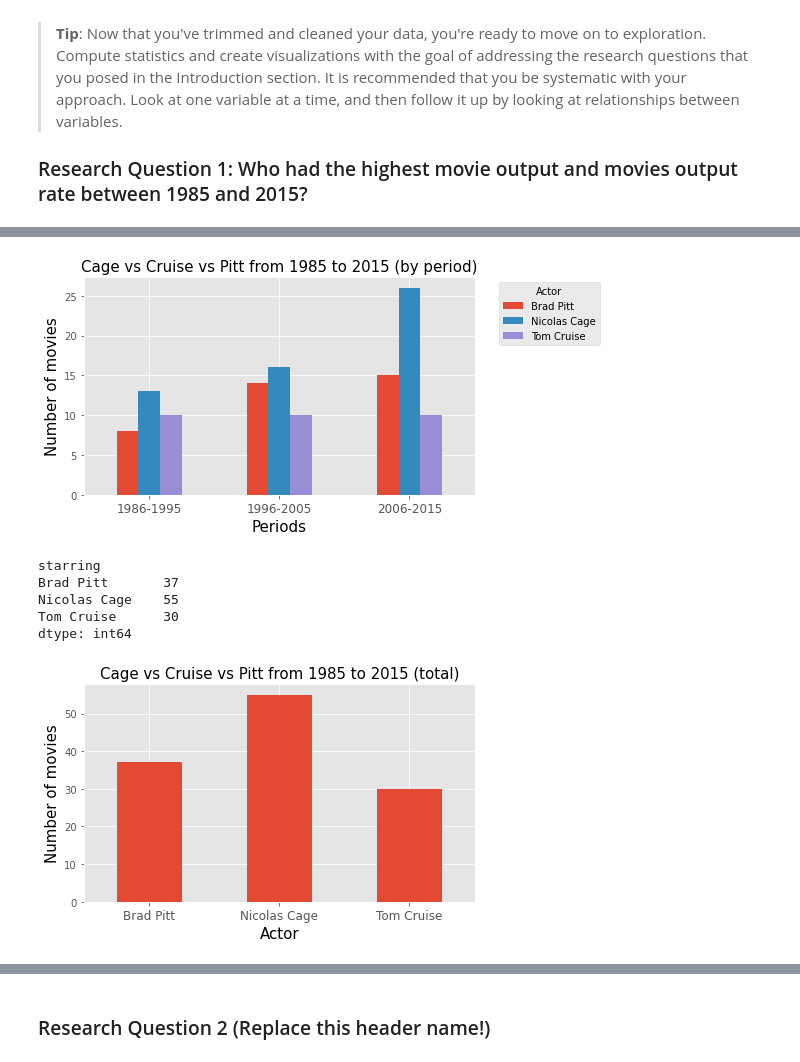
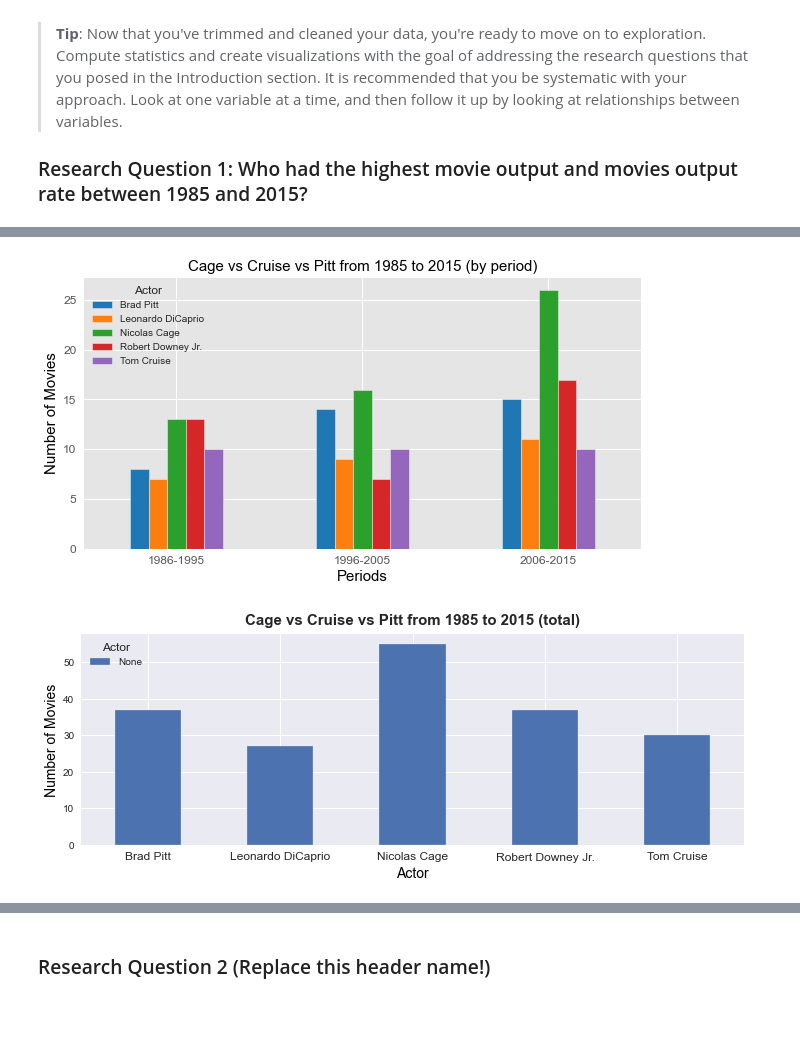
Before and after one commit to keenan-cooper/Udacity, a Jupyter notebook: investigate-a-dataset-template.ipynb, the cells around one changed output, grey strips where cells are left out. Saved outputs shown, nothing was run; the diff lists cells and outputs as text; code cells hidden in the pictures; blank space fills up the shorter version.

```diff
--- a/investigate-a-dataset-template.ipynb
+++ b/investigate-a-dataset-template.ipynb
@@ -222,0 +234,9 @@ No, there are no 0 revenue entries! Next!
+# %%
+# (6c) Remove all 0 revenue entries
+movies_cleaning = movies_cleaning[movies_cleaning["revenue_adj"] != 0]
+
+# Reconfirm if there are any 0 revenuye entries
+if movies_cleaning[movies_cleaning["revenue_adj"] == 0].any().sum():
+    print("Yes, there are some 0 revenue entries! Fix it!")
+else:
+    print("No, there are no 0 revenue entries! Next!")
@@ -287,3 +309,10 @@ pitt_movies.head()
 | 78 | Ocean's Eleven | 104676490 | 555052814 | 2001 | 1996-2005 | 430.26 | Brad Pitt |
 | 80 | Ocean's Twelve | 126988994 | 418768465 | 2004 | 1996-2005 | 229.77 | Brad Pitt |
 | 153 | A River Runs Through It | 18648291 | 67507271 | 1992 | 1986-1995 | 262.00 | Brad Pitt |
+# %%
+# (8d) Clean entry for Robert Downey Jr. by making separate dataframe
+
+downeyjr_movies=movies_cleaning.loc[movies_cleaning["cast"].str.contains("Robert Downey Jr.", na=False)]
+downeyjr_movies["starring"]="Robert Downey Jr."
+downeyjr_movies.drop(columns="cast", inplace=True)
+downeyjr_movies.head()
@@ -289,0 +326,7 @@ pitt_movies.head()
+# %%
+# (8e) Clean entry for Leonardo DiCaprio by making separate dataframe
+
+dicaprio_movies=movies_cleaning.loc[movies_cleaning["cast"].str.contains("Leonardo DiCaprio", na=False)]
+dicaprio_movies["starring"]="Leonardo DiCaprio"
+dicaprio_movies.drop(columns="cast", inplace=True)
+dicaprio_movies.head()
@@ -290,6 +340,6 @@ pitt_movies.head()
 # %%
 # (8d) Combine the three dataframes into one final dataframe
-movies = pd.concat([cage_movies, cruise_movies, pitt_movies])
+movies = pd.concat([cage_movies, cruise_movies, pitt_movies, downeyjr_movies, dicaprio_movies])
 movies.sort_values(by=['release_year'],inplace=True)
 movies.tail()
 # %% [output]
@@ -361,32 +406,44 @@ movies_stats
 # %%
-# plot
+# Plot the results of movie_stats
+# set color map
+# colors = {'Brad Pitt': 'tab:blue',
+#           'Leonardo DiCaprio': 'tab:orange',
+#           'Nicolas Cage': 'tab:green',
+#           'Robert Downey Jr.': 'tab:red',
+#           'Tom Cruise': 'tab:purple'
+#          }
 
 plt.style.use("ggplot")
-movies_stats.plot.bar(figsize=(7, 4))
-plt.legend(title='Actor', bbox_to_anchor=(1.05, 1), loc='upper left')
+movies_stats.plot.bar(figsize=(10, 5), color=colors)
+plt.legend(title='Actor', loc='upper left')
 plt.xlabel('Periods', fontsize=15, color="black")
-plt.ylabel('Number of movies', fontsize=15, color="black")
-plt.title("Cage vs Cruise vs Pitt from 1985 to 2015 (by period)", fontsize=15)
+plt.ylabel('Number of Movies', fontsize=15, color="black")
+plt.title("Cage vs Cruise vs Pitt from 1985 to 2015 (by period)", color= "black", fontsize=15)
 plt.xticks(fontsize=12, rotation=0)
+plt.yticks(fontsize=12)
 plt.show()
 # %% [output]
-[figure, old version]
+[figure, new version]
-# %%
-movie_stats_total=movies.groupby("period")["starring"].value_counts().unstack().sum()
-movie_stats_total
-# %% [output]
-starring
-Brad Pitt       37
-Nicolas Cage    55
-Tom Cruise      30
-dtype: int64
 # %%
-plt.style.use("ggplot")
-movie_stats_total.plot.bar(figsize=(7, 4))
-plt.xlabel('Actor', fontsize=15, color="black")
-plt.ylabel('Number of movies', fontsize=15, color="black")
-plt.title("Cage vs Cruise vs Pitt from 1985 to 2015 (total)", fontsize=15)
+#1b Which star had the most movies in total
+
+movie_stats_total=movies.groupby("period")["starring"].value_counts().unstack().sum()
+
+# Plot the results of movie_stats_total
+plt.style.use("seaborn")
+movie_stats_total.plot.bar(figsize=(10, 4))
+
+plt.xlabel('Actor', fontsize=14, color="black")
+plt.ylabel('Number of Movies', fontsize=14, color="black")
+plt.title("Cage vs Cruise vs Pitt from 1985 to 2015 (total)", fontsize=15, fontweight="bold", y=1.015)
 plt.xticks(fontsize=12, rotation=0)
+
+#don't know how to add bar labels here when using a groupby method the call the plot (no explicit "x" and "y")
+
+plt.legend(title='Actor', loc='upper left')
+
+plt.tight_layout()
+
 plt.show()
 # %% [output]
-[figure, old version]
+[figure, new version]
```
Also changed, not shown: parts of 31 cells of this notebook.
